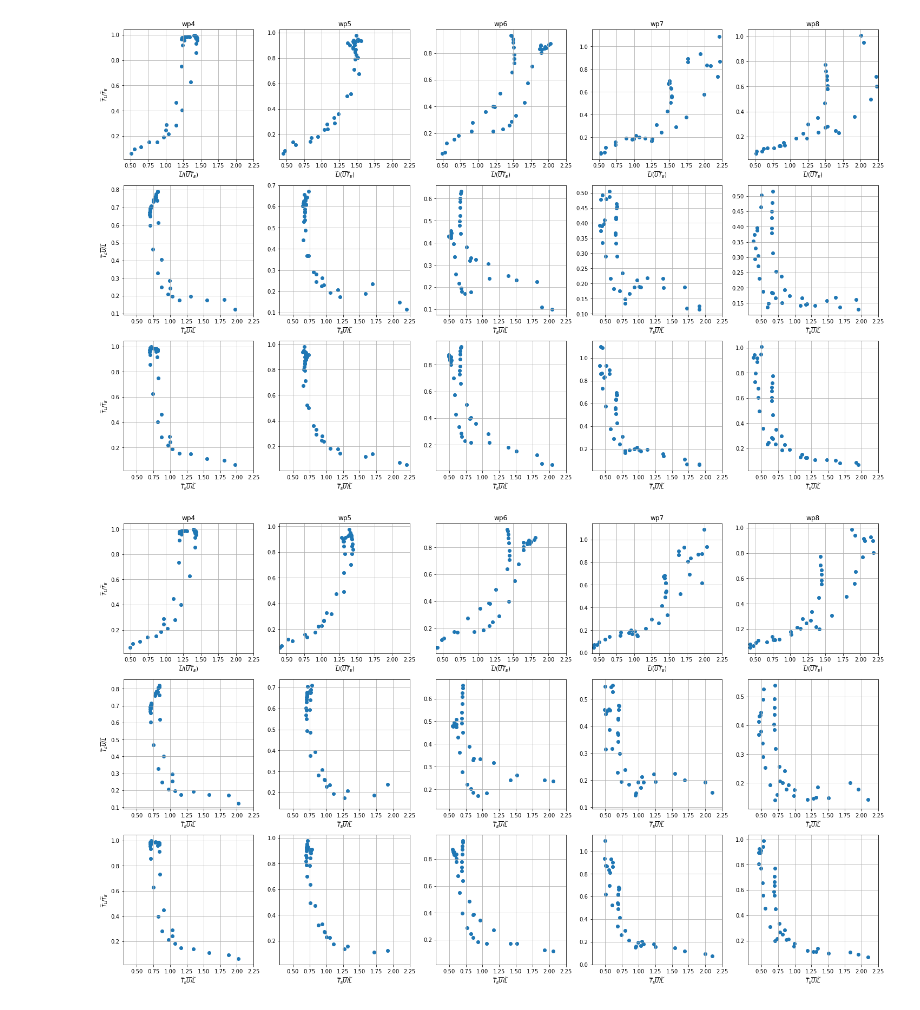
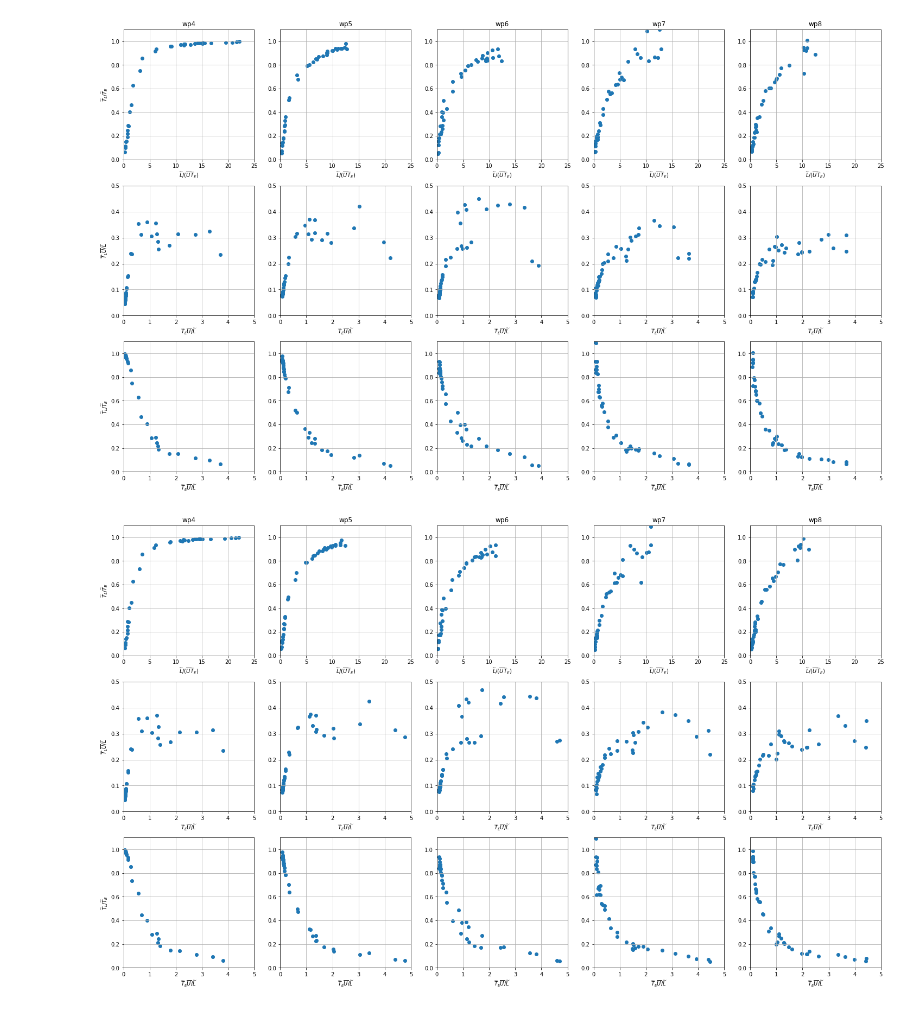
Before and after one commit to zcasparco/equinox_phd, a Jupyter notebook: synthesis/Synthesis_Tt_comp.ipynb, the cells around one changed output. Saved outputs shown, nothing was run; the diff lists cells and outputs as text; code cells hidden in the pictures.

```diff
--- a/synthesis/Synthesis_Tt_comp.ipynb
+++ b/synthesis/Synthesis_Tt_comp.ipynb
@@ -13,7 +17,7 @@ number = len(ds)
 cmap_Ta = plt.get_cmap('Greys')
 cmap_Te = plt.get_cmap('Blues')
 cmap_Tl = plt.get_cmap('Reds')
-colors_Ta = [cmap_Ta(i) for i in np.linspace(0, 1, number)]
-colors_Te = [cmap_Te(i) for i in np.linspace(0, 1, number)]
-colors_Tl = [cmap_Tl(i) for i in np.linspace(0, 1, number)]
+colors_Ta = [cmap_Ta(i) for i in np.linspace(0.5, 1, number)]
+colors_Te = [cmap_Te(i) for i in np.linspace(.5, 1, number)]
+colors_Tl = [cmap_Tl(i) for i in np.linspace(.5, 1, number)]
 # %%
@@ -28,0 +59,13 @@ ax.grid();ax.set_xlim(0,50)
+# %%
+titles = [r'$\alpha = \widetilde{T}\overline{U}/\widetilde{L}$', r'$\widetilde{T}_L/\widetilde{T}_E$'
+          , r'$\widetilde{L}/(\overline{U}\widetilde{T}_E)$'
+          , r'$\widetilde{T}_L\overline{U}/\widetilde{L}$']
+d = ds[-2]
+fig,ax = plt.subplots(1,2,figsize=(10,5))
+var= [(Tw/d['Ta']),(d['Tl_u_avg']/d['Te_u_avg']),(d['Ta']/d['Te_u_avg']),(d['Tl_u_avg']/d['Ta'])]
+var[0].plot(ax=ax[0],y='ybin')
+ax[0].grid();ax[0].set_title(titles[0])
+for V,title,c in zip(var[1:],titles[1:],['k','lightseagreen','firebrick']):
+    V.plot(ax=ax[1],y='ybin',label=title,c=c)
+ax[1].grid();ax[1].set_xlim(0,2.5);ax[1].set_ylim(500,2500)
+ax[1].legend();ax[1].set_title('');ax[1].set_xlabel('');ax[1].set_ylabel('')
@@ -28,0 +75,14 @@ ax.grid();ax.set_xlim(0,50)
+# %%
+titles = [r'$\beta = \widetilde{T}\overline{U}/\widetilde{L}$', r'$\widetilde{T}_L/\widetilde{T}_E$'
+          , r'$\widetilde{T}_E\overline{U}/\widetilde{L}$'
+          , r'$\widetilde{T}_L\overline{U}/\widetilde{L}$']
+
+fig,axs = plt.subplots(2,2,figsize=(15,15))
+for i,d in enumerate(ds):
+    var= [(Tw/d['Ta']),(d['Tl_u_avg']/d['Te_u_avg']),(d['Te_u_avg']/d['Ta']),(d['Tl_u_avg']/d['Ta'])]
+    for V,title,ax in zip(var[:-2],titles[:-2],axs[0,:]):
+        V.plot(ax=ax,y='ybin',c=colors_Ta[i])
+        ax.grid();ax.set_title(title)
+    for V,title,ax in zip(var[2:],titles[2:],axs[1,:]):
+        V.plot(ax=ax,y='ybin',c=colors_Ta[i])
+        ax.grid();ax.set_title(title)
@@ -29,30 +91,31 @@ ax.grid();ax.set_xlim(0,50)
 # %%
 fig,ax = plt.subplots(3,len(ds),figsize=(5*len(ds),15))
 for i,d in enumerate(ds):#,['wp4,wp5,wp6,wp7,wp8']):
     x = d['Ta']/d['Te_u_avg']
     y = d['Tl_u_avg']/d['Te_u_avg']
     file = sorted(glob(path+'jet*1000j'))[i]
     wp = file[-20:-19]
     ax[0,i].scatter(x,y);ax[0,i].set_title('wp'+wp)
     ax[0,i].grid();ax[0,i].set_xlabel(r'$\widetilde{L}/(\overline{U}\widetilde{T}_E)$')
     ax[0,0].set_ylabel(r'$\widetilde{T}_L/\widetilde{T}_E$')
     x = d['Te_u_avg']/d['Ta']
     y = d['Tl_u_avg']/d['Ta']
     file = sorted(glob(path+'jet*1000j'))[i]
     wp = file[-20:-19]
     ax[1,i].scatter(x,y)
     ax[1,i].grid();ax[1,i].set_xlabel(r'$\widetilde{T}_E\overline{U}/\widetilde{L}$')
     ax[1,0].set_ylabel(r'$\widetilde{T}_L\overline{U}/\widetilde{L}$')
     x = d['Te_u_avg']/d['Ta']
     y = d['Tl_u_avg']/d['Te_u_avg']
     file = sorted(glob(path+'jet*1000j'))[i]
     wp = file[-20:-19]
     ax[2,i].scatter(x,y)
     ax[2,i].set_xlabel(r'$\widetilde{T}_E\overline{U}/\widetilde{L}$')
     ax[2,0].set_ylabel(r'$\widetilde{T}_L/\widetilde{T}_E$')
-    ax[2,i].grid();ax[2,i].set_xlim(0.3,2.25);ax[1,i].set_xlim(0.3,2.25);ax[0,i].set_xlim(0.4,2.25)
+    ax[2,i].grid();ax[2,i].set_xlim(0.,5);ax[1,i].set_xlim(0.,5);ax[0,i].set_xlim(0.,25)
+    ax[2,i].set_ylim(0.,1.1);ax[1,i].set_ylim(0.,.5);ax[0,i].set_ylim(0.,1.1)
 # %% [output]
-[figure, old version]
+[figure, new version]
 # %%
 #Derived from v
 fig,ax = plt.subplots(3,len(ds),figsize=(5*len(ds),15))
@@ -78,9 +141,10 @@ for i,d in enumerate(ds):#,['wp4,wp5,wp6,wp7,wp8']):
     ax[2,i].scatter(x,y)
     ax[2,i].set_xlabel(r'$\widetilde{T}_E\overline{U}/\widetilde{L}$')
     ax[2,0].set_ylabel(r'$\widetilde{T}_L/\widetilde{T}_E$')
-    ax[2,i].grid();ax[2,i].set_xlim(0.3,2.25);ax[1,i].set_xlim(0.3,2.25);ax[0,i].set_xlim(0.4,2.25)
+    ax[2,i].grid();ax[2,i].set_xlim(0.,5);ax[1,i].set_xlim(0.,5);ax[0,i].set_xlim(0.,25)
+    ax[2,i].set_ylim(0.,1.1);ax[1,i].set_ylim(0.,.5);ax[0,i].set_ylim(0.,1.1)
 # %% [output]
-[figure, old version]
+[figure, new version]
 # %%
 number = len(ds)
 cmap = plt.get_cmap('YlOrBr')
```
Also changed, not shown: parts of 8 cells of this notebook, 2 other files.
